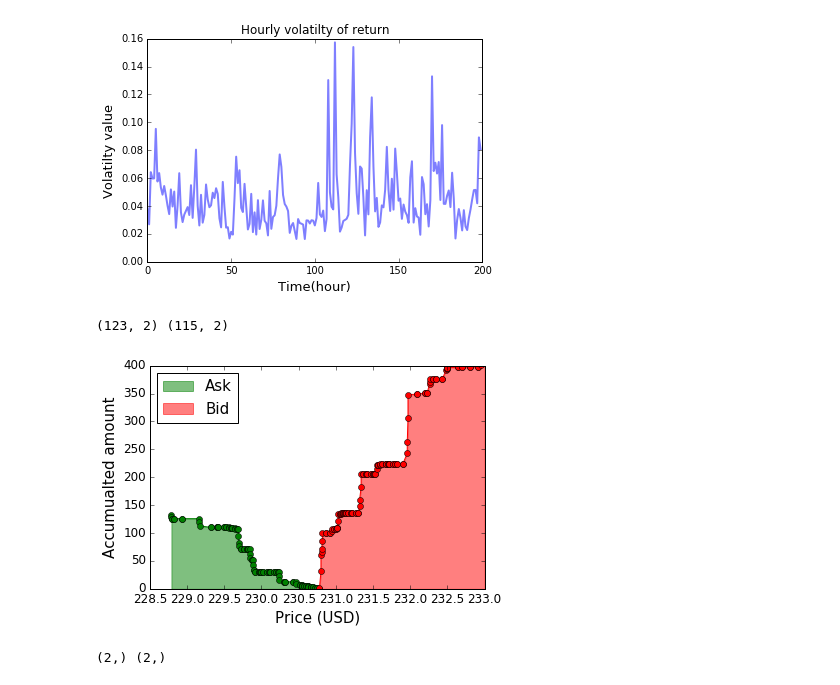
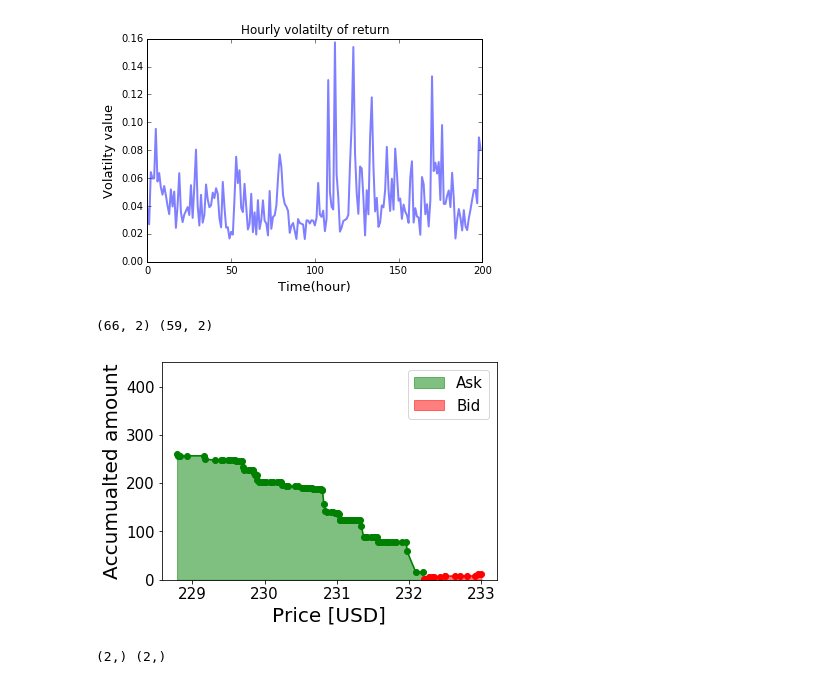
Before and after one commit to weilai0980/mixture_models_crypto, a Jupyter notebook: data_analysis.ipynb, the cells around one changed output. Saved outputs shown, nothing was run; the diff lists cells and outputs as text; code cells hidden in the pictures.

```diff
--- a/data_analysis.ipynb
+++ b/data_analysis.ipynb
@@ -147,7 +152,7 @@ fig.savefig('/media/guo/System/Users/guoti/tian-work-2017/paper_bc/figures/vol.j
 
 # snapshot of order book
 
-dta_minu = all_dta_minu[25]
+dta_minu = all_dta_minu[26]
 print np.shape(dta_minu[0]), np.shape(dta_minu[1])
 
 # print dta_minu[1]
@@ -160,42 +165,43 @@ tmp_minu = np.transpose(concat_minu, [1,0])
 
 acc_amt = []
 tmpsum = 0.0
 for i in range(111, len(concat_minu)):
     tmpsum += concat_minu[i][1]
 #     print concat_minu[i][1]
     acc_amt.append(tmpsum)
 
 tmpsum = 0.0
 for i in range(110, -1, -1):
     tmpsum += concat_minu[i][1]
     acc_amt.insert(0, tmpsum)
 
 # print acc_amt
 
 fig, ax = plt.subplots()
 ax.plot(tmp_minu[0][:111], acc_amt[:111], 'g', marker='o')
 
 ax.plot(tmp_minu[0][111:], acc_amt[111:], 'r', marker='o')
 #         ,  marker='o', linestyle='--', label = 'Auto-correlation', color = 'b')
 # plt.title("Order book data from one minute")
 
-ax.xaxis.set_tick_params(labelsize=12)
-ax.yaxis.set_tick_params(labelsize=12)
+ax.xaxis.set_tick_params(labelsize=15)
+ax.yaxis.set_tick_params(labelsize=15)
 
 ax.fill_between(tmp_minu[0][:111], [0]*len(concat_minu[:111]), acc_amt[:111], color='g',alpha=.5, label= 'Ask')
 ax.fill_between(tmp_minu[0][111:], [0]*len(concat_minu[111:]), acc_amt[111:], color='r',alpha=.5, label= 'Bid')
 
-ax.set_ylim([0,400])
+ax.set_ylim([0,450])
+# ax.set_xlim([225,235])
 
 
-ax.set_ylabel('Accumualted amount', fontsize=15)
-ax.set_xlabel('Price (USD)', fontsize=15)
-ax.legend(loc=2,  prop={'size': 15})
+ax.set_ylabel('Accumualted amount', fontsize=20)
+ax.set_xlabel('Price [USD]', fontsize=20)
+ax.legend(loc=1,  prop={'size': 15})
 
-fig.savefig('/media/guo/System/Users/guoti/tian-work-2017/paper_bc/figures/ob.jpg')
+fig.savefig('/media/guo/System/Users/guoti/tian-work-2017/paper_bc/figures/ob1.eps')
 # %% [output]
-(123, 2) (115, 2)
+(66, 2) (59, 2)
-[figure, old version]
+[figure, new version]
 # %%
 
 
```
Also changed, not shown: parts of 2 cells of this notebook, 5 other files.
